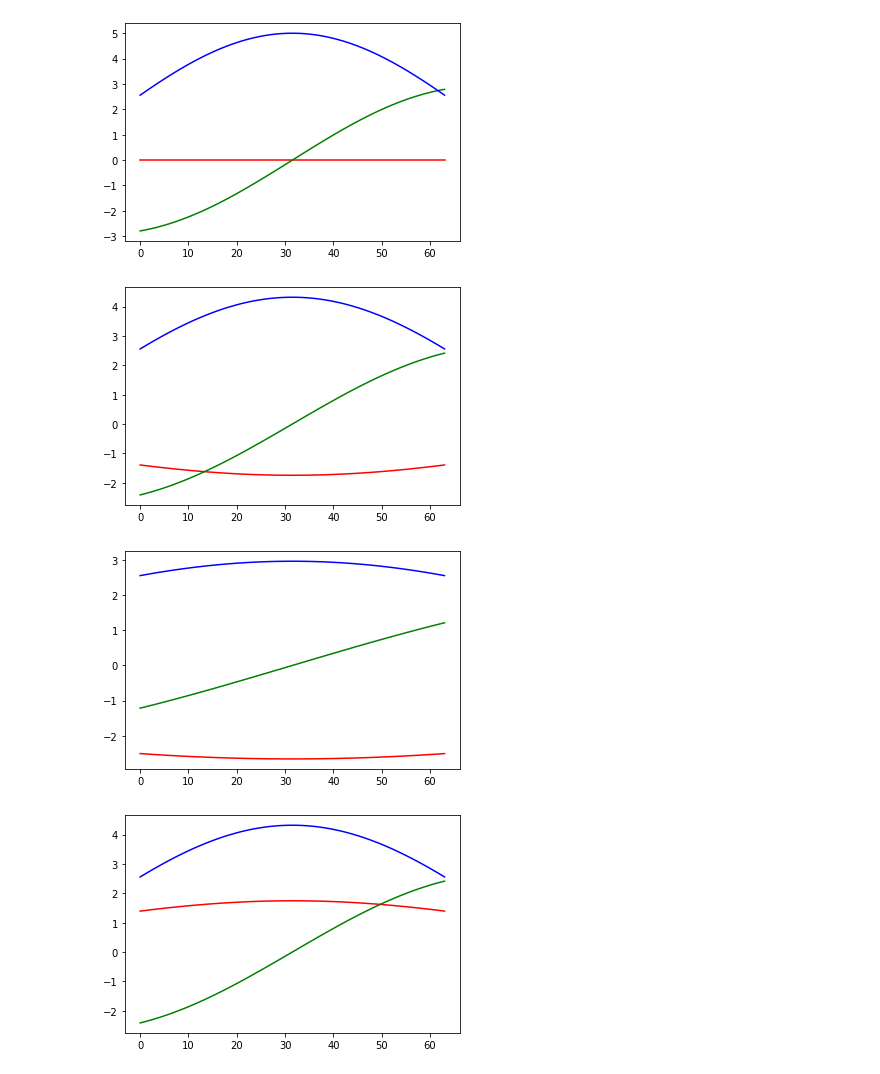
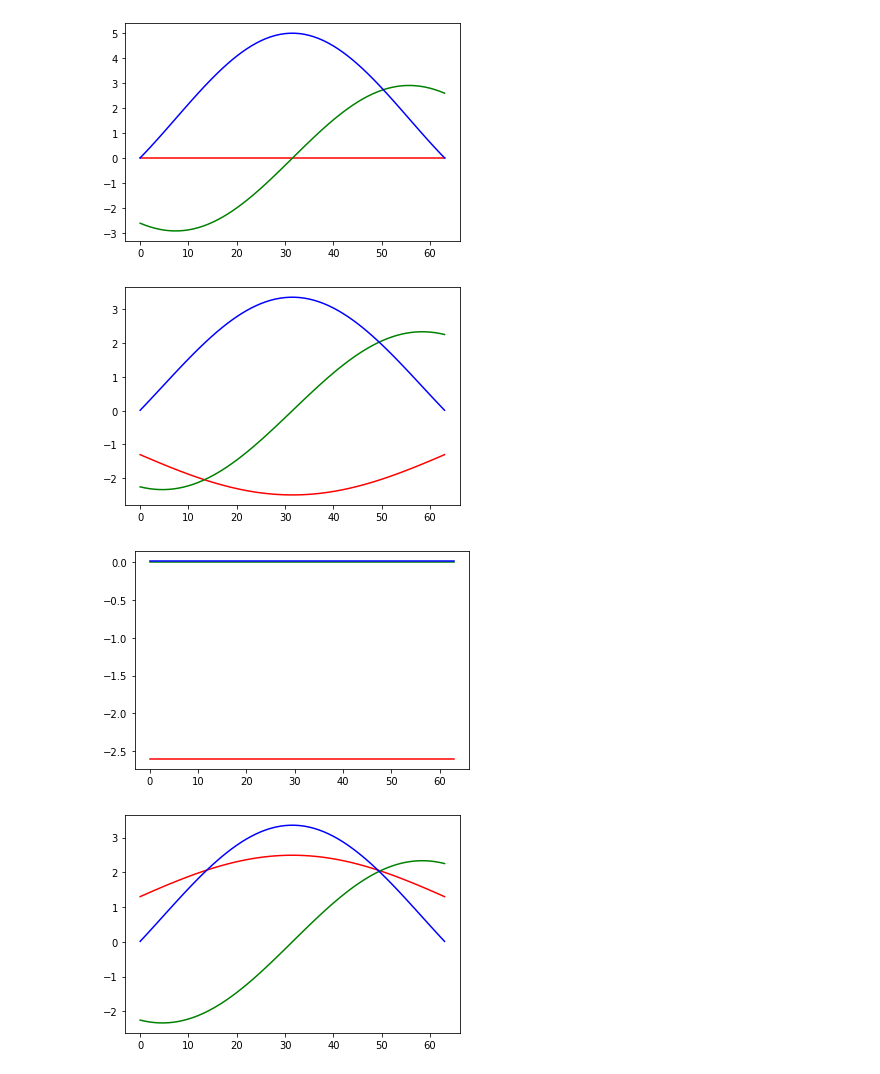
Before and after one commit to hafarooki/pymfr, a Jupyter notebook: demo/lundquist_model.ipynb, the cells around one changed output. Cells and saved outputs as stored; diff of their text form; code cells hidden in the pictures.

```diff
--- a/demo/lundquist_model.ipynb
+++ b/demo/lundquist_model.ipynb
@@ -22,7 +22,7 @@ def spacecraft_path(y0, n):
 
 plt.figure(figsize=(6, 6))
 radius = 1
-alpha = 1.5 * radius
+alpha = 2.4 * radius
 B0 = 5
 xx, yy = np.meshgrid(np.linspace(-radius, radius, 8), np.linspace(-radius, radius, 8))
 xx = xx.flatten()
@@ -54,4 +54,4 @@ for impact_parameter in [0, 0.5, 0.9, -0.5]:
-[figure, old version]
+[figure, new version]
-[figure, old version]
+[figure, new version]
-[figure, old version]
+[figure, new version]
-[figure, old version]
+[figure, new version]
```
Also changed, not shown: parts of 1 cell of this notebook, 2 other files.
